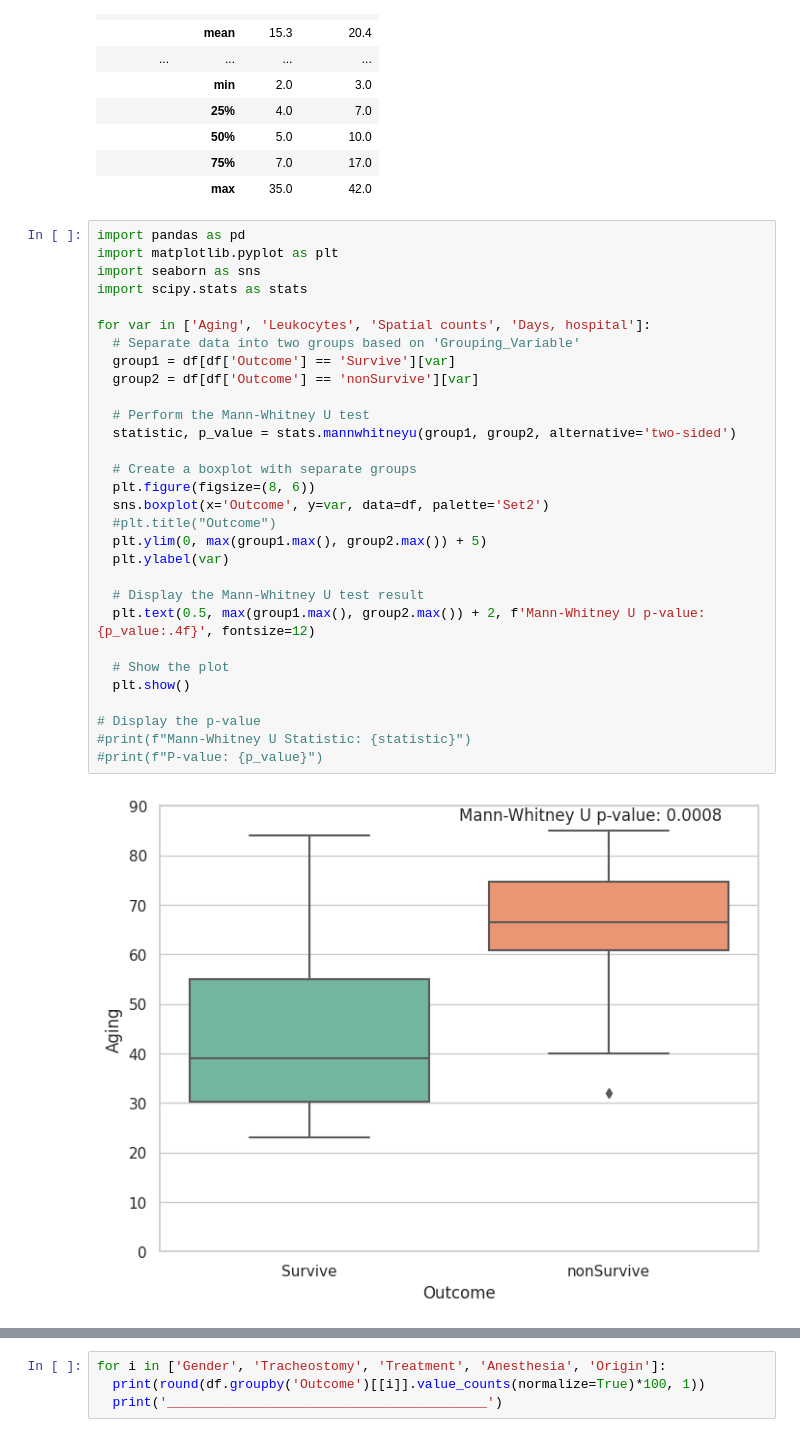
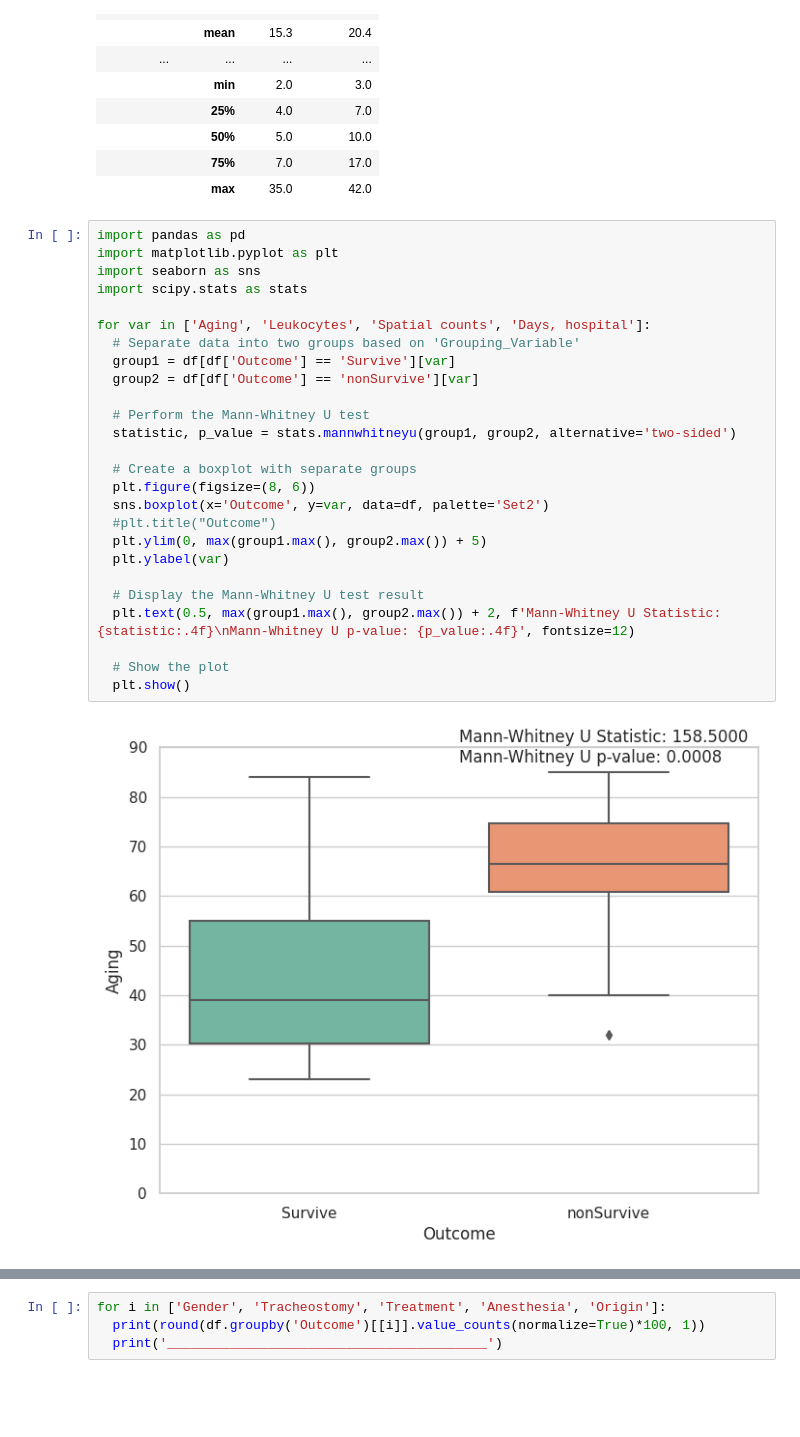
Before and after one commit to arnautoleg/MihaelaCLH, a Jupyter notebook: MihaelaCLH.ipynb, the cells around one changed output, grey strips where cells are left out. Cells and saved outputs as stored; diff of their text form; blank space fills up the shorter version.

```diff
--- a/MihaelaCLH.ipynb
+++ b/MihaelaCLH.ipynb
@@ -398,32 +398,28 @@ round(df.groupby(['Outcome'])[['Aging', 'Leukocytes', 'Spatial counts', 'Days, h
 # %%
 import pandas as pd
 import matplotlib.pyplot as plt
 import seaborn as sns
 import scipy.stats as stats
 
 for var in ['Aging', 'Leukocytes', 'Spatial counts', 'Days, hospital']:
   # Separate data into two groups based on 'Grouping_Variable'
   group1 = df[df['Outcome'] == 'Survive'][var]
   group2 = df[df['Outcome'] == 'nonSurvive'][var]
 
   # Perform the Mann-Whitney U test
   statistic, p_value = stats.mannwhitneyu(group1, group2, alternative='two-sided')
 
   # Create a boxplot with separate groups
   plt.figure(figsize=(8, 6))
   sns.boxplot(x='Outcome', y=var, data=df, palette='Set2')
   #plt.title("Outcome")
   plt.ylim(0, max(group1.max(), group2.max()) + 5)
   plt.ylabel(var)
 
   # Display the Mann-Whitney U test result
-  plt.text(0.5, max(group1.max(), group2.max()) + 2, f'Mann-Whitney U p-value: {p_value:.4f}', fontsize=12)
+  plt.text(0.5, max(group1.max(), group2.max()) + 2, f'Mann-Whitney U Statistic: {statistic:.4f}\nMann-Whitney U p-value: {p_value:.4f}', fontsize=12)
 
   # Show the plot
   plt.show()
-
-# Display the p-value
-#print(f"Mann-Whitney U Statistic: {statistic}")
-#print(f"P-value: {p_value}")
 # %% [output]
-[figure, old version]
+[figure, new version]
```
Also changed, not shown: parts of 3 cells of this notebook.
